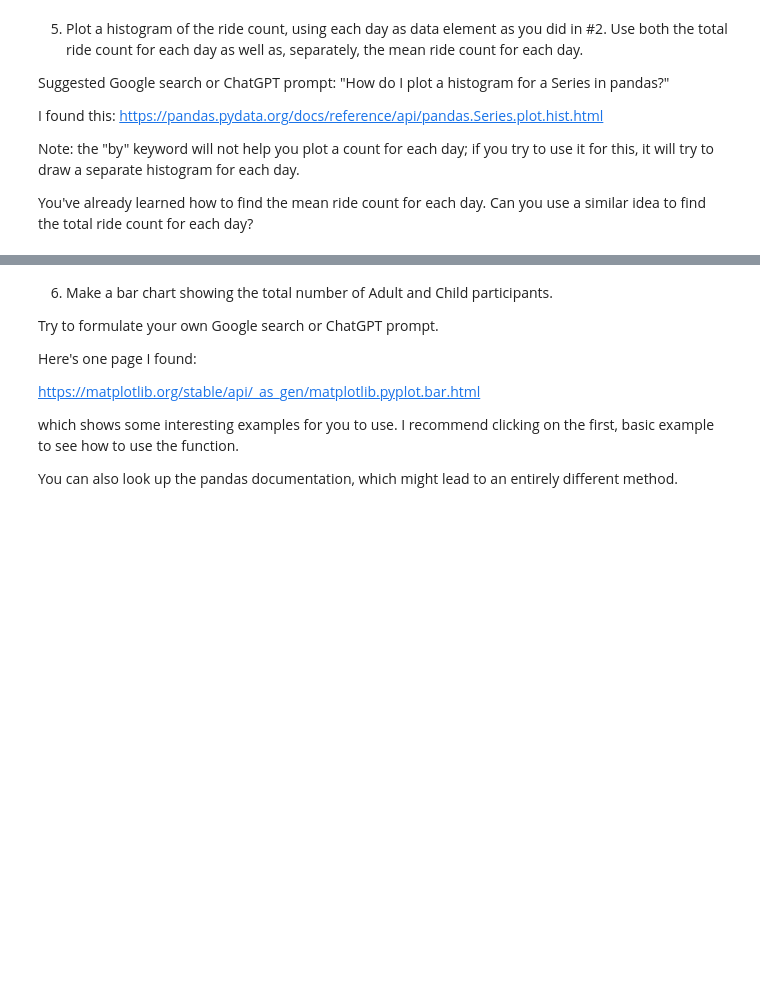
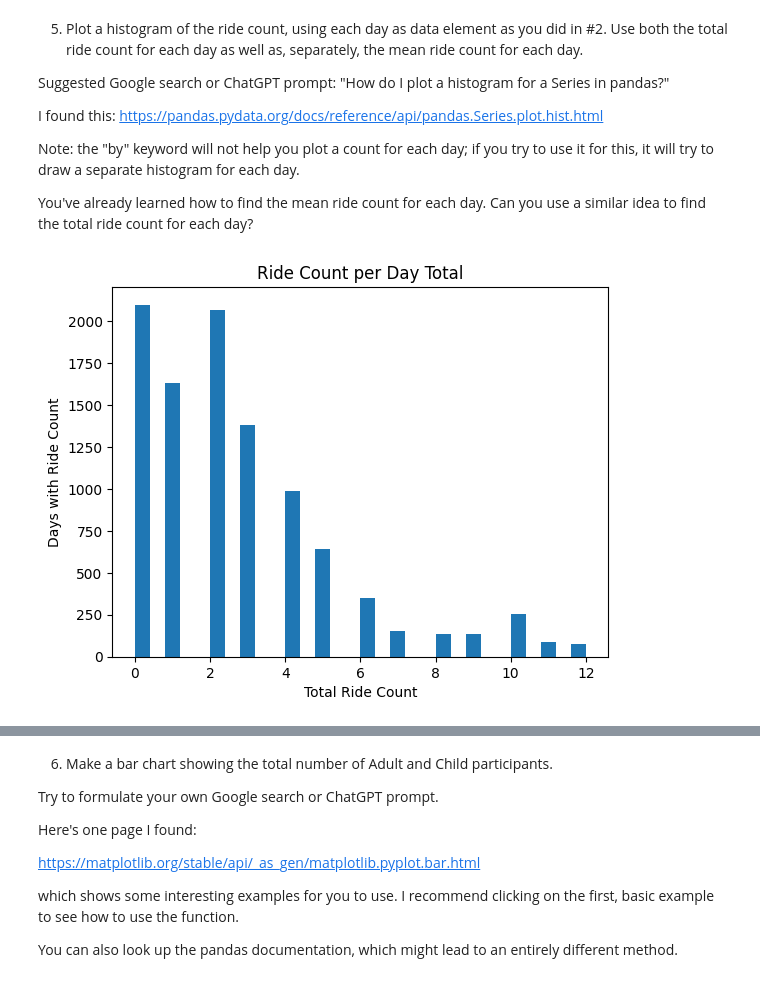
Before and after one commit to JonG-2025/Module-B-semester-2, a Jupyter notebook: Week3.ipynb, the cells around one changed output, grey strips where cells are left out. Drawn from its saved outputs; the diff is of its cells as text; code cells hidden in the pictures; blank space fills up the shorter version.

```diff
--- a/Week3.ipynb
+++ b/Week3.ipynb
@@ -172,3 +216,9 @@ Then I tried: "How do I find the mean over each date in a dataframe?"  Sometimes
 This gives me a very helpful site, where someone is doing the same thing we are:
 
 https://stackoverflow.com/questions/40788530/how-to-calculate-mean-of-some-rows-for-each-given-date-in-a-dataframe
+# %%
+df_rides = df.copy()
+
+df_rides_dates = df_rides.drop(["IsAdult", "MoneySpent"], axis=1)
+
+df_rides_dates
@@ -182,3 +341,10 @@ I included the word "documentation" because this task likely involves applying o
 https://pandas.pydata.org/pandas-docs/dev/reference/api/pandas.Series.var.html
 
 https://pandas.pydata.org/docs/reference/api/pandas.Series.std.html
+# %%
+#3. count
+
+ride_columns = df_rides_dates[["MartianRide", "TeacupRide", "RiverRide"]]
+
+ride_counts = ride_columns.value_counts()
+ride_counts
@@ -198,3 +408,17 @@ I found this: https://pandas.pydata.org/docs/reference/api/pandas.Series.plot.hi
 Note: the "by" keyword will not help you plot a count for each day; if you try to use it for this, it will try to draw a separate histogram for each day.
 
 You've already learned how to find the mean ride count for each day.  Can you use a similar idea to find the total ride count for each day?
+# %%
+import matplotlib.pyplot as plt
+
+mean_per_day = ride_columns.mean(axis=1)
+total_per_day = ride_columns.sum(axis=1)
+
+plt.figure()
+plt.hist(total_per_day, bins=30)
+plt.title("Ride Count per Day Total")
+plt.xlabel("Total Ride Count")
+plt.ylabel("Days with Ride Count")
+plt.show()
+# %% [output]
+[figure, added]
```
Also changed, not shown: parts of 14 cells of this notebook.
